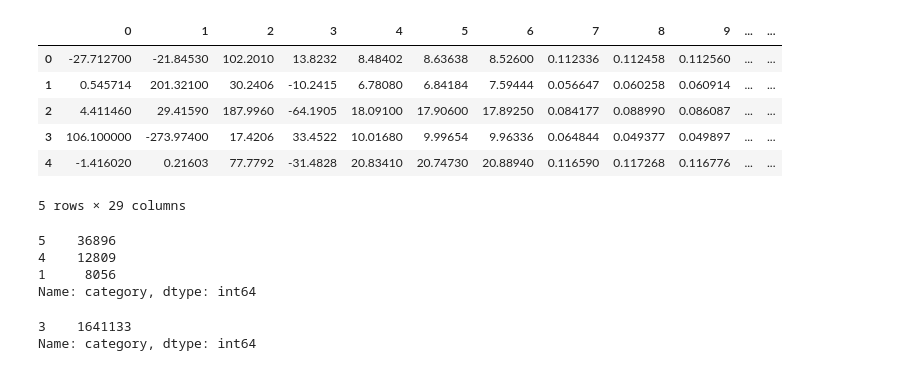
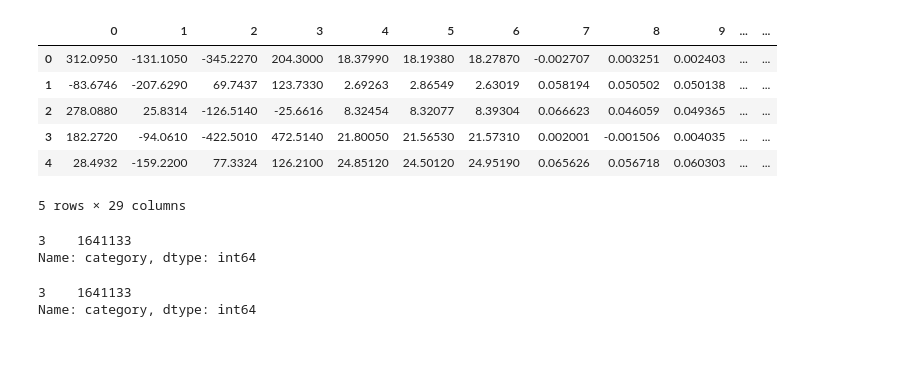
Before and after one commit to ChandlerKenworthy/Upstream, a Jupyter notebook: FormSamples.ipynb, the cells around one changed output. Saved outputs shown, nothing was run; the diff lists cells and outputs as text; code cells hidden in the pictures.

```diff
--- a/FormSamples.ipynb
+++ b/FormSamples.ipynb
@@ -10,16 +10,16 @@ from matplotlib.colors import LogNorm
 import mplhep as hep
 hep.style.use(hep.style.ROOT)
 # %%
-df = pd.read_csv("./data/kaonTree/BDT_2022_Upstream_Data.txt", sep=",", header=None)
+df = pd.read_csv("./data/kaonTree/BDT_KpinnNoov_Eval_KaonTree_NewVtx_NoGTKExtraHits.txt", sep=",", header=None)
 df.drop(29, inplace=True, axis=1)
 df.head()
 # %% [output]
 |  | 0 | 1 | 2 | 3 | 4 | 5 | 6 | 7 | 8 | 9 | ... | ... |
-| 0 | -27.712700 | -21.84530 | 102.2010 | 13.8232 | 8.48402 | 8.63638 | 8.52600 | 0.112336 | 0.112458 | 0.112560 | ... | ... |
-| 1 | 0.545714 | 201.32100 | 30.2406 | -10.2415 | 6.78080 | 6.84184 | 7.59444 | 0.056647 | 0.060258 | 0.060914 | ... | ... |
-| 2 | 4.411460 | 29.41590 | 187.9960 | -64.1905 | 18.09100 | 17.90600 | 17.89250 | 0.084177 | 0.088990 | 0.086087 | ... | ... |
-| 3 | 106.100000 | -273.97400 | 17.4206 | 33.4522 | 10.01680 | 9.99654 | 9.96336 | 0.064844 | 0.049377 | 0.049897 | ... | ... |
-| 4 | -1.416020 | 0.21603 | 77.7792 | -31.4828 | 20.83410 | 20.74730 | 20.88940 | 0.116590 | 0.117268 | 0.116776 | ... | ... |
+| 0 | 312.0950 | -131.1050 | -345.2270 | 204.3000 | 18.37990 | 18.19380 | 18.27870 | -0.002707 | 0.003251 | 0.002403 | ... | ... |
+| 1 | -83.6746 | -207.6290 | 69.7437 | 123.7330 | 2.69263 | 2.86549 | 2.63019 | 0.058194 | 0.050502 | 0.050138 | ... | ... |
+| 2 | 278.0880 | 25.8314 | -126.5140 | -25.6616 | 8.32454 | 8.32077 | 8.39304 | 0.066623 | 0.046059 | 0.049365 | ... | ... |
+| 3 | 182.2720 | -94.0610 | -422.5010 | 472.5140 | 21.80050 | 21.56530 | 21.57310 | 0.002001 | -0.001506 | 0.004035 | ... | ... |
+| 4 | 28.4932 | -159.2200 | 77.3324 | 126.2100 | 24.85120 | 24.50120 | 24.95190 | 0.065626 | 0.056718 | 0.060303 | ... | ... |
 5 rows × 29 columns
 # %%
 column_names = [
@@ -35,9 +35,7 @@ df.columns = column_names
 # %%
 df['category'].value_counts() # category 1 is backgorund events drop these
 # %% [output]
-5    36896
-4    12809
-1     8056
+3    1641133
 Name: category, dtype: int64
 # %%
 # Category 1 = Background training
```
Also changed, not shown: parts of 4 cells of this notebook, 2 other files.
